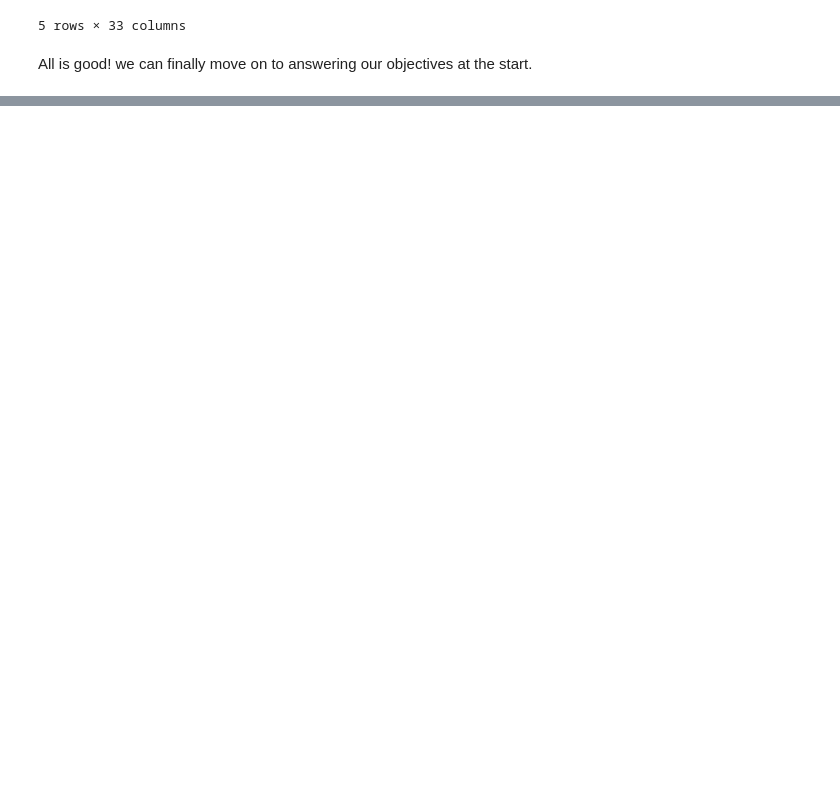
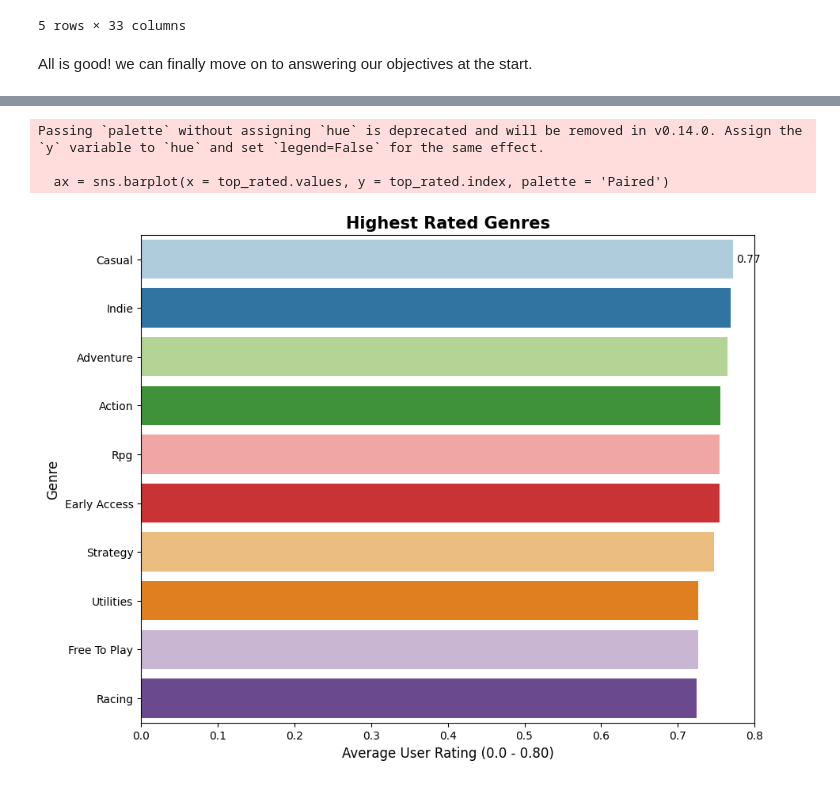
Before and after one commit to frzatla/steam-games-analysis, a Jupyter notebook: notebooks/exploratory_analysis.ipynb, the cells around one changed output, grey strips where cells are left out. Cells and saved outputs as stored; diff of their text form; code cells hidden in the pictures; blank space fills up the shorter version.

```diff
--- a/notebooks/exploratory_analysis.ipynb
+++ b/notebooks/exploratory_analysis.ipynb
@@ -730,0 +728,16 @@ plt.show()
+# %%
+# Which genres have the best ratings.
+top_rated = genre_stats.groupby('Genres')['Rating'].mean().sort_values(ascending = False).head(10)
+plt.figure(figsize = (10, 8))
+ax = sns.barplot(x = top_rated.values, y = top_rated.index, palette = 'Paired')
+plt.title('Highest Rated Genres', fontsize = 15, fontweight = 'bold')
+plt.xlabel('Average User Rating (0.0 - 0.80)', fontsize = 12)
+plt.ylabel('Genre', fontsize = 12)
+plt.xlim(0.0, 0.8)
+plt.bar_label(plt.gca().containers[0], fmt = '%.2f', padding = 3)
+plt.show()
+# %% [output]
+Passing `palette` without assigning `hue` is deprecated and will be removed in v0.14.0. Assign the `y` variable to `hue` and set `legend=False` for the same effect.
+
+  ax = sns.barplot(x = top_rated.values, y = top_rated.index, palette = 'Paired')
+[figure, added]
```
Also changed, not shown: parts of 62 cells of this notebook.
